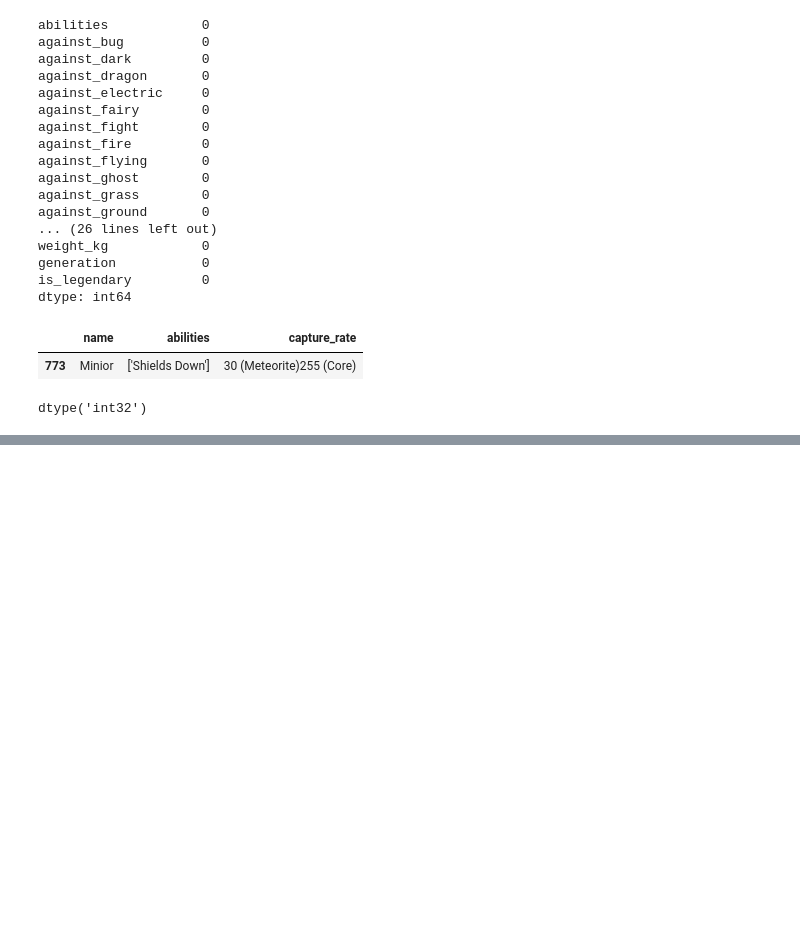
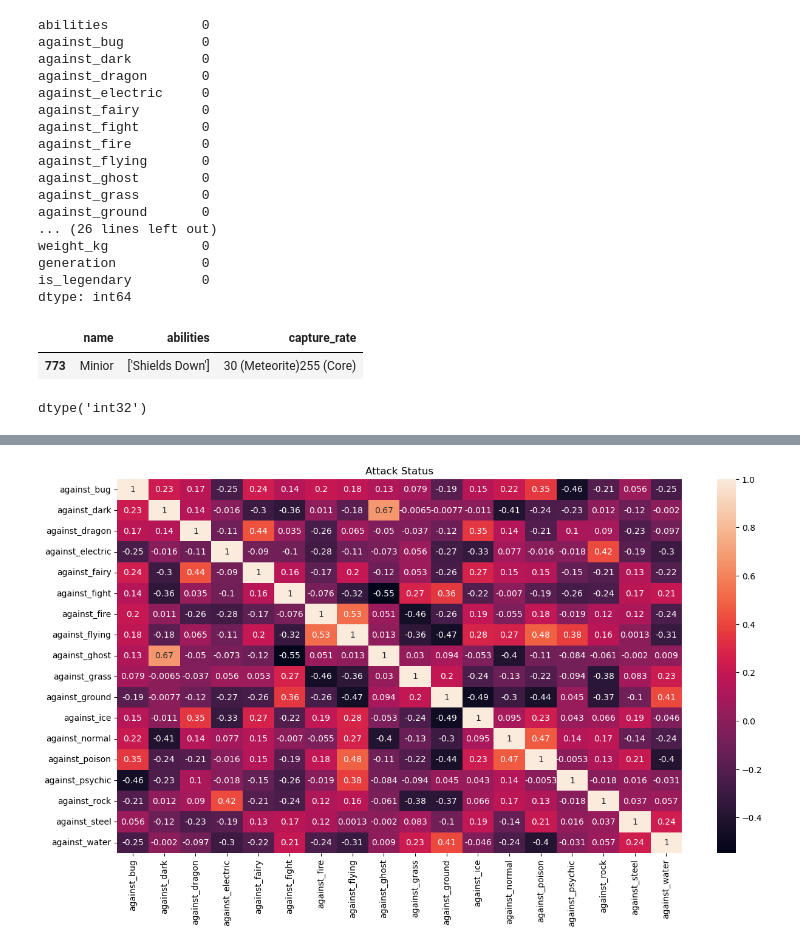
Before and after one commit to joharkhan99/Data-Science-Internship, a Jupyter notebook: Week3/Day1/Advance_Data_Visualization.ipynb, the cells around one changed output, grey strips where cells are left out. Drawn from its saved outputs; the diff is of its cells as text; code cells hidden in the pictures; blank space fills up the shorter version.

```diff
--- a/Week3/Day1/Advance_Data_Visualization.ipynb
+++ b/Week3/Day1/Advance_Data_Visualization.ipynb
@@ -165,4 +165,4 @@ df['total_abilities'] = df.apply(lambda a: len(a['abilities']), axis=1)
 df['type'] = df.apply(lambda x: x['type1'] if pd.isna(x['type2']) else f"{x['type1']}_{x['type2']}", axis=1)
 
 # rename type1 and type2 columns to primary and secondary
-df.rename()
+df.rename(columns={'type1': 'primary type', 'type2': 'secondary type'}, inplace=True)
@@ -168,0 +193,16 @@ df.rename()
+# %%
+# separate the correlations into two main parts
+against = []
+rest = []
+
+for column_name in df.columns:
+    if 'against' in column_name:
+        against.append(column_name)
+    else:
+        rest.append(column_name)
+# %%
+plt.figure(figsize=(15,8))
+sns.heatmap(df[against].corr(), annot=True).set_title("Attack Status")
+plt.show()
+# %% [output]
+[figure, added]
```
Also changed, not shown: parts of 7 cells of this notebook.
